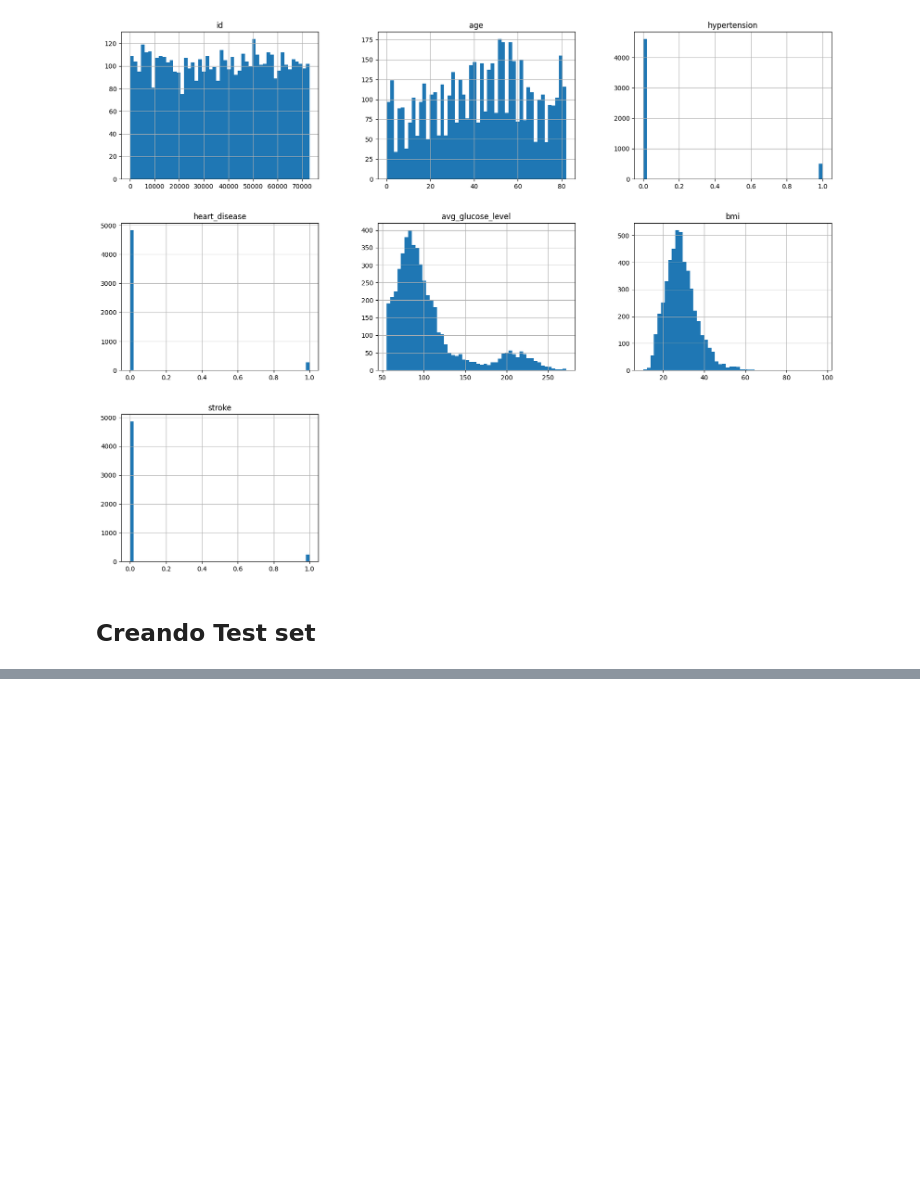
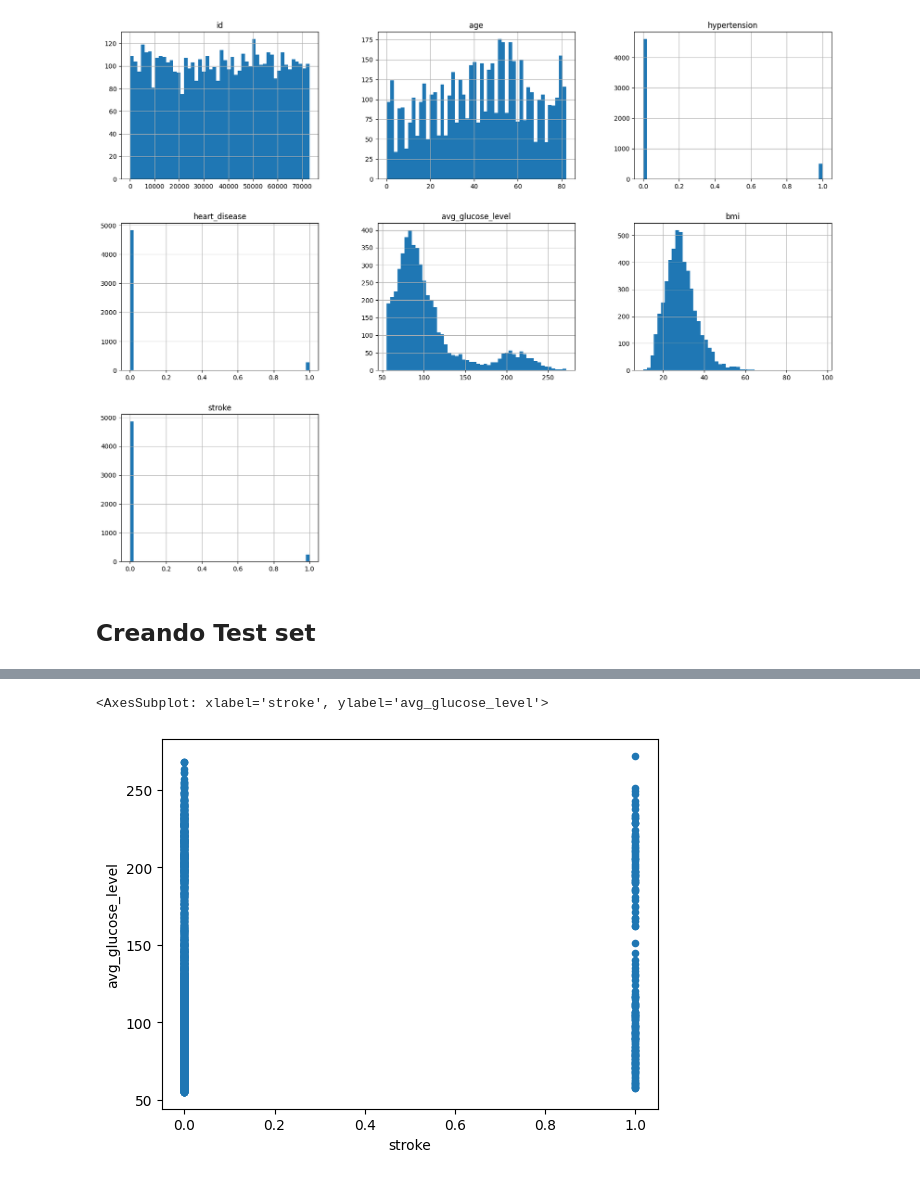
Before and after one commit to Diego532/machine_learnig_electiva, a Jupyter notebook: WHO-stroke-prevention-program/who.ipynb, the cells around one changed output, grey strips where cells are left out. Cells and saved outputs as stored; diff of their text form; code cells hidden in the pictures; blank space fills up the shorter version.

```diff
--- a/WHO-stroke-prevention-program/who.ipynb
+++ b/WHO-stroke-prevention-program/who.ipynb
@@ -194,0 +198,5 @@ Length: 977, dtype: int64
+# %%
+training_data.plot(kind="scatter",x = "stroke", y = "avg_glucose_level")
+# %% [output]
+<AxesSubplot: xlabel='stroke', ylabel='avg_glucose_level'>
+[figure, added]
```
Also changed, not shown: parts of 11 cells of this notebook.
